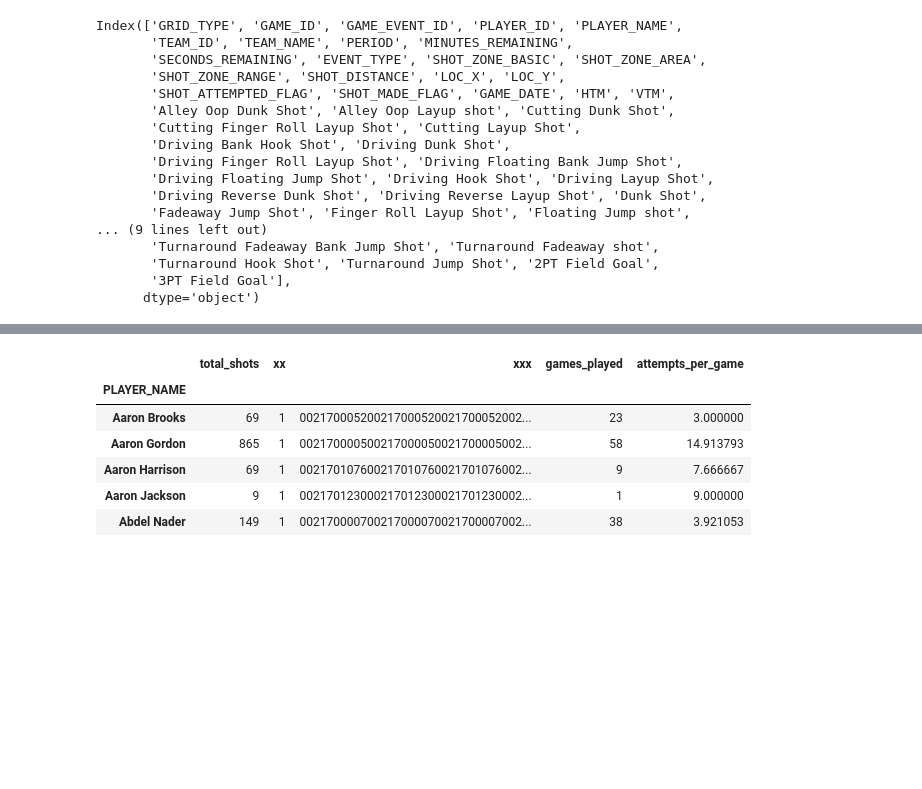
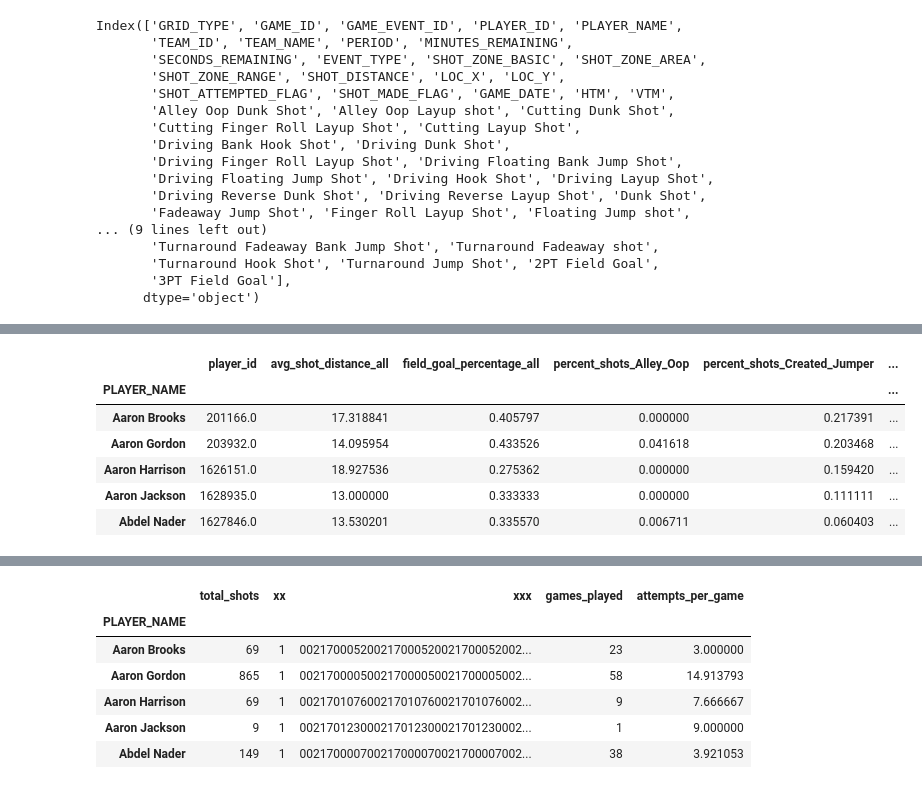
Before and after one commit to jcohen312/nba_points, a Jupyter notebook: shot_charts.ipynb, the cells around one changed output, grey strips where cells are left out. Saved outputs shown, nothing was run; the diff lists cells and outputs as text; code cells hidden in the pictures; blank space fills up the shorter version.

```diff
--- a/shot_charts.ipynb
+++ b/shot_charts.ipynb
@@ -245,0 +414,14 @@ agg = shots17_dummy[keep_cols].groupby('PLAYER_NAME').agg('mean')
+# %%
+agg_columns = ['player_id', 'avg_shot_distance_all', 'field_goal_percentage_all', 'percent_shots_Alley_Oop',
+              'percent_shots_Created_Jumper', 'percent_shots_Dunk', 'percent_shots_Floater', 'percent_shots_Hook_Shot',
+              'percent_shots_Jump_Shot', 'percent_shots_Layup', 'percent_shots_Rebound_Shot', 'percent_shots_2PTA', 'percent_shots_3PTA']
+agg2.columns = agg_columns
+agg2.head()
+# %% [output]
+|  | player_id | avg_shot_distance_all | field_goal_percentage_all | percent_shots_Alley_Oop | percent_shots_Created_Jumper | ... |
+| PLAYER_NAME |  |  |  |  |  | ... |
+| Aaron Brooks | 201166.0 | 17.318841 | 0.405797 | 0.000000 | 0.217391 | ... |
+| Aaron Gordon | 203932.0 | 14.095954 | 0.433526 | 0.041618 | 0.203468 | ... |
+| Aaron Harrison | 1626151.0 | 18.927536 | 0.275362 | 0.000000 | 0.159420 | ... |
+| Aaron Jackson | 1628935.0 | 13.000000 | 0.333333 | 0.000000 | 0.111111 | ... |
+| Abdel Nader | 1627846.0 | 13.530201 | 0.335570 | 0.006711 | 0.060403 | ... |
```
Also changed, not shown: parts of 43 cells of this notebook, 1 other file.
